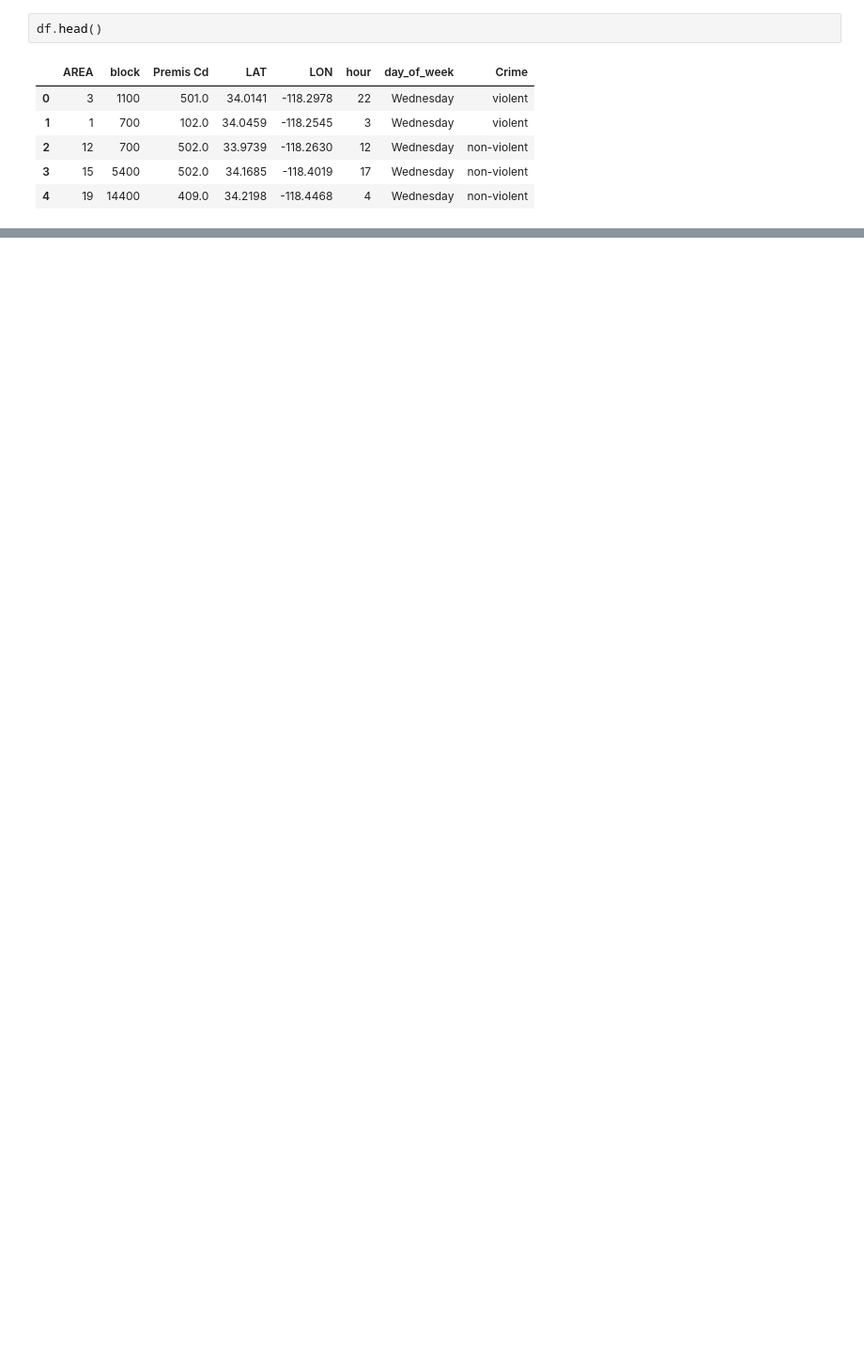
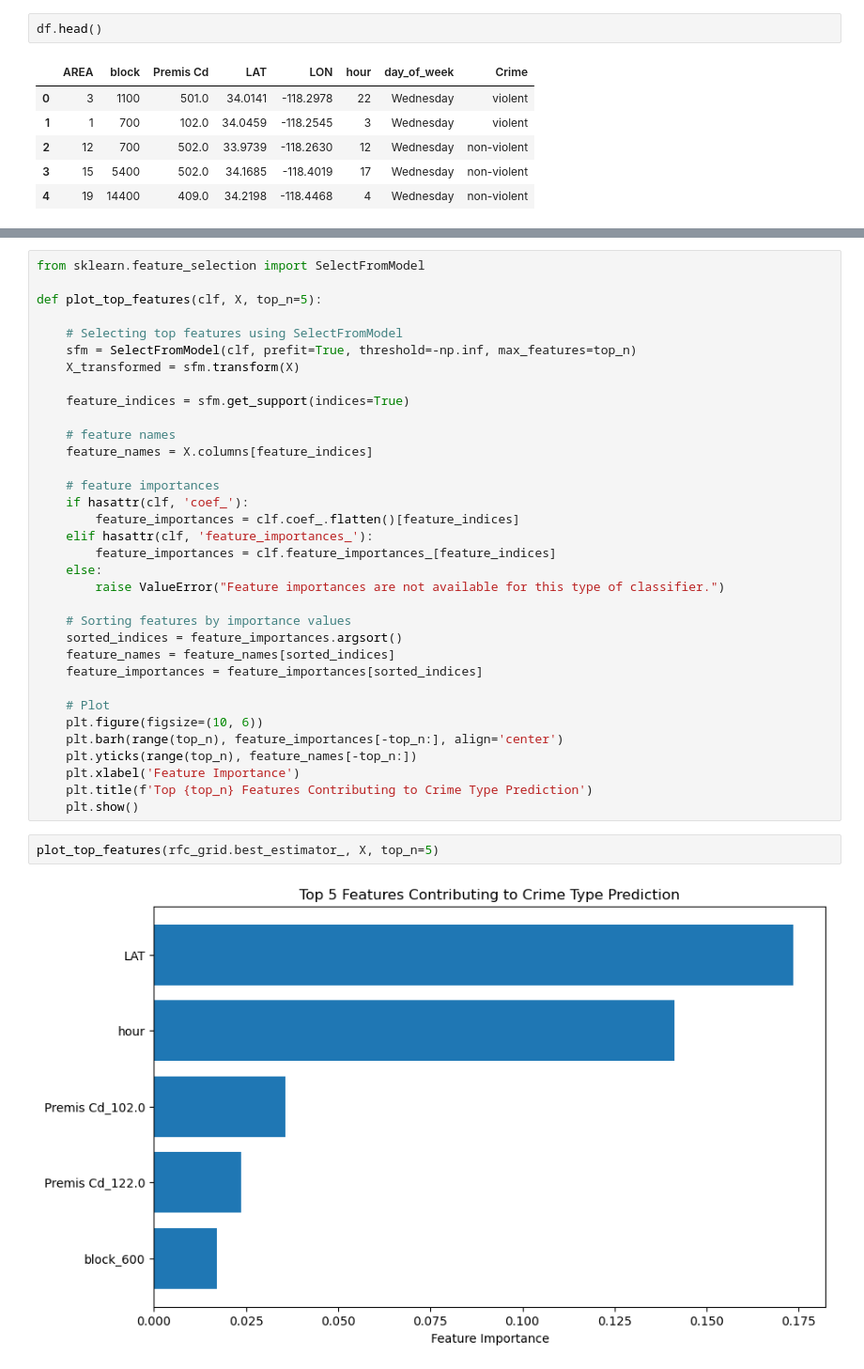
Before and after one commit to 2023396RachelMaeLademora/Machine-Learning_CA1, a Jupyter notebook: CA1 Group Machine Learning.ipynb, the cells around one changed output, grey strips where cells are left out. Shown: that part at 94% size. Drawn from its saved outputs; the diff is of its cells as text; blank space fills up the shorter version.

```diff
--- a/CA1 Group Machine Learning.ipynb
+++ b/CA1 Group Machine Learning.ipynb
@@ -421,0 +638,38 @@ y = df['Crime']
+# %%
+from sklearn.feature_selection import SelectFromModel
+
+def plot_top_features(clf, X, top_n=5):
+
+    # Selecting top features using SelectFromModel
+    sfm = SelectFromModel(clf, prefit=True, threshold=-np.inf, max_features=top_n)
+    X_transformed = sfm.transform(X)
+
+    feature_indices = sfm.get_support(indices=True)
+
+    # feature names
+    feature_names = X.columns[feature_indices]
+
+    # feature importances
+    if hasattr(clf, 'coef_'):
+        feature_importances = clf.coef_.flatten()[feature_indices]
+    elif hasattr(clf, 'feature_importances_'):
+        feature_importances = clf.feature_importances_[feature_indices]
+    else:
+        raise ValueError("Feature importances are not available for this type of classifier.")
+
+    # Sorting features by importance values
+    sorted_indices = feature_importances.argsort()
+    feature_names = feature_names[sorted_indices]
+    feature_importances = feature_importances[sorted_indices]
+
+    # Plot
+    plt.figure(figsize=(10, 6))
+    plt.barh(range(top_n), feature_importances[-top_n:], align='center')
+    plt.yticks(range(top_n), feature_names[-top_n:])
+    plt.xlabel('Feature Importance')
+    plt.title(f'Top {top_n} Features Contributing to Crime Type Prediction')
+    plt.show()
+# %%
+plot_top_features(rfc_grid.best_estimator_, X, top_n=5)
+# %% [output]
+[figure, added]
```
Also changed, not shown: parts of 44 cells of this notebook.
